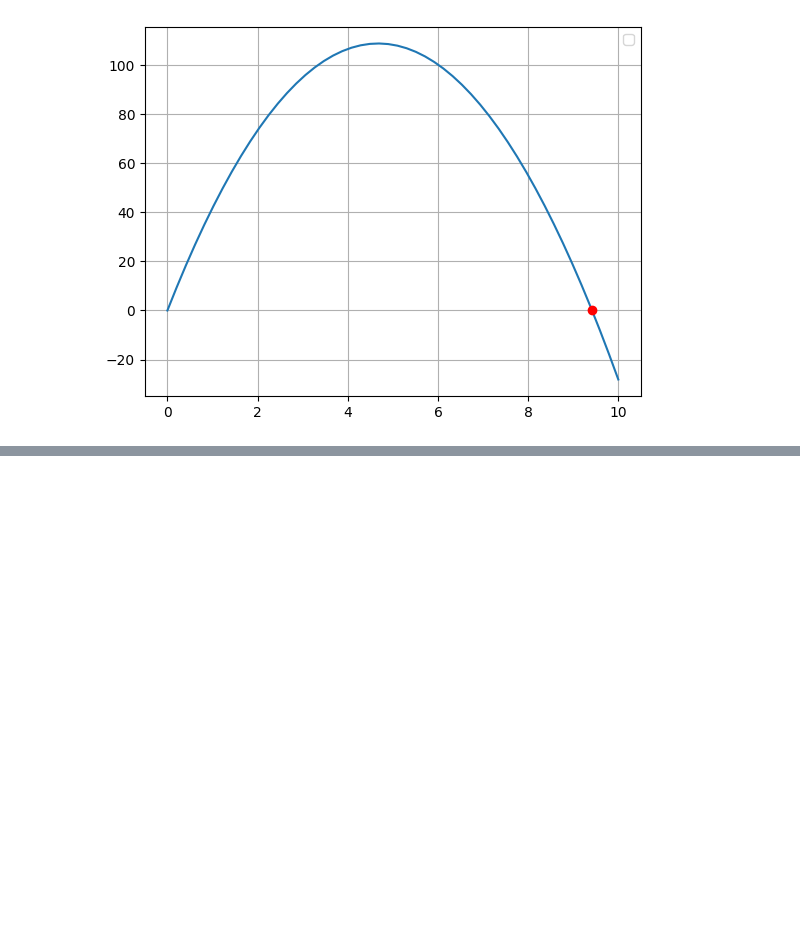
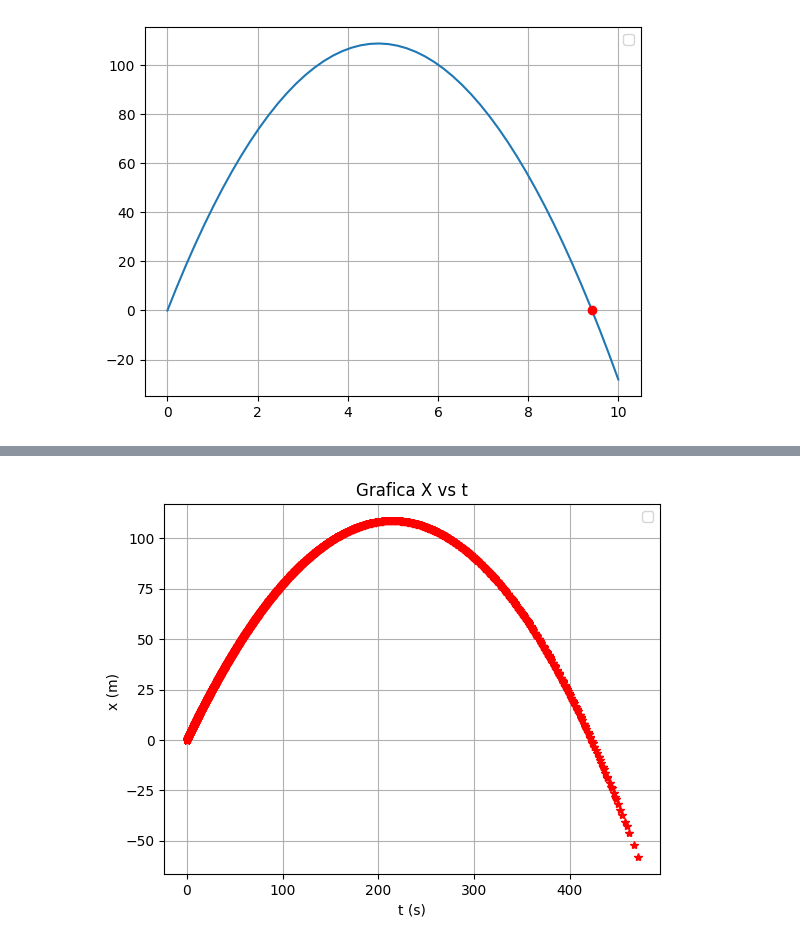
Before and after one commit to hernansalinas/CursoMetodosComputacionales, a Jupyter notebook: Students/Chica_719/Copia_de_Examen01_2024_1.ipynb, the cells around one changed output, grey strips where cells are left out. Drawn from its saved outputs; the diff is of its cells as text; code cells hidden in the pictures; blank space fills up the shorter version.

```diff
--- a/Students/Chica_719/Copia_de_Examen01_2024_1.ipynb
+++ b/Students/Chica_719/Copia_de_Examen01_2024_1.ipynb
@@ -238,0 +303,9 @@ WARNING:matplotlib.legend:No artists with labels found to put in legend.  Note t
+# %%
+plt.plot(x(t),y(t),"r*", )
+plt.ylabel("x (m) ")
+plt.xlabel("t (s)")
+plt.title("Grafica X vs t")
+plt.legend()
+plt.grid()
+plt.show()
+# %% [output]
@@ -238,0 +313 @@ WARNING:matplotlib.legend:No artists with labels found to put in legend.  Note t
+[figure, added]
```
Also changed, not shown: parts of 13 cells of this notebook.
